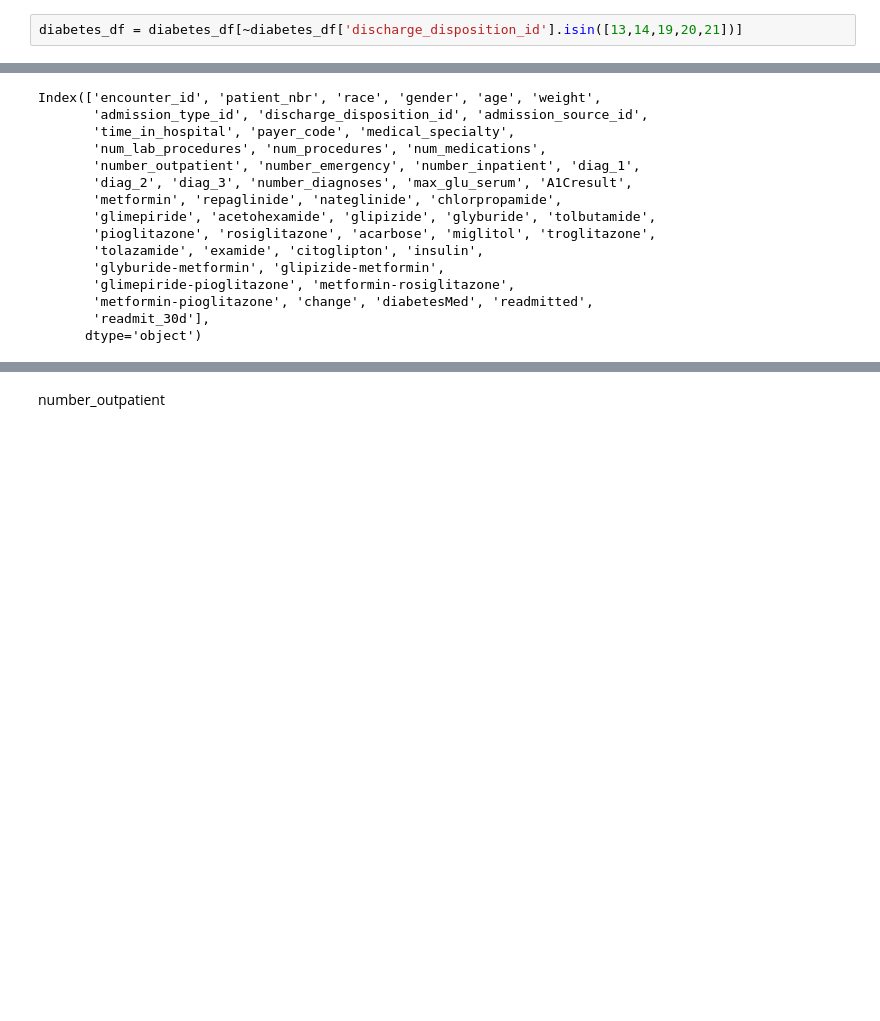
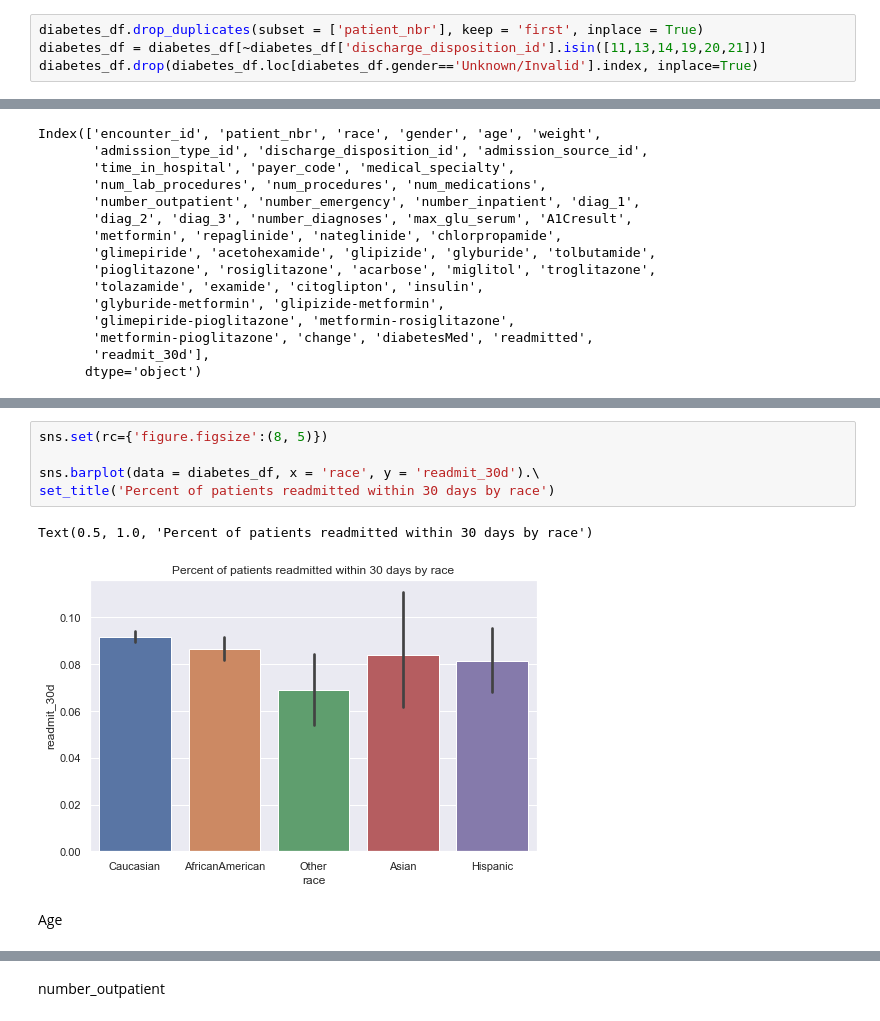
Before and after one commit to dynacao/HospitalReadmissions, a Jupyter notebook: Yi/EDA_Yi.ipynb, the cells around one changed output, grey strips where cells are left out. Saved outputs shown, nothing was run; the diff lists cells and outputs as text; blank space fills up the shorter version.

```diff
--- a/Yi/EDA_Yi.ipynb
+++ b/Yi/EDA_Yi.ipynb
@@ -81,5 +71,7 @@ diabetes_df.drop_duplicates(subset = ['patient_nbr'], keep = 'first', inplace =
 # %%
-diabetes_df = diabetes_df[~diabetes_df['discharge_disposition_id'].isin([13,14,19,20,21])]
+diabetes_df.drop_duplicates(subset = ['patient_nbr'], keep = 'first', inplace = True)
+diabetes_df = diabetes_df[~diabetes_df['discharge_disposition_id'].isin([11,13,14,19,20,21])]
+diabetes_df.drop(diabetes_df.loc[diabetes_df.gender=='Unknown/Invalid'].index, inplace=True)
 # %%
 diabetes_df.shape
 # %% [output]
@@ -134,0 +119,10 @@ diabetes_df.iloc[:,len(diabetes.columns)//3-1:len(diabetes.columns)//3*2+1].samp
+# %%
+sns.set(rc={'figure.figsize':(8, 5)})
+
+sns.barplot(data = diabetes_df, x = 'race', y = 'readmit_30d').\
+set_title('Percent of patients readmitted within 30 days by race')
+# %% [output]
+Text(0.5, 1.0, 'Percent of patients readmitted within 30 days by race')
+[figure, added]
+# %% [markdown]
+Age
```
Also changed, not shown: parts of 101 cells of this notebook, 6 other files.
